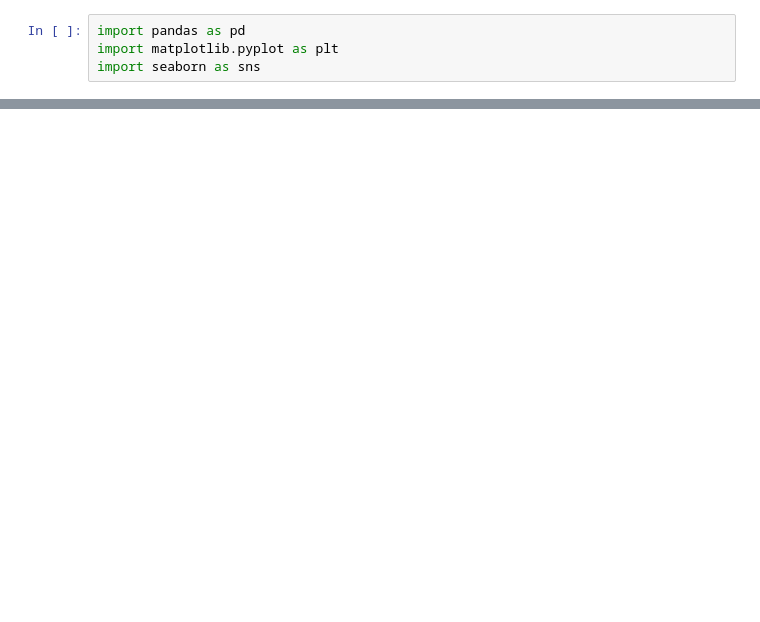
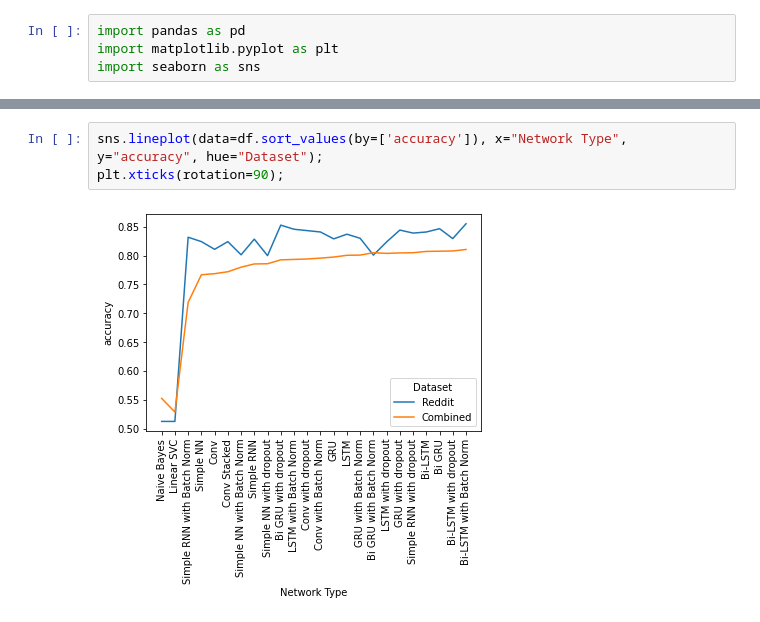
Before and after one commit to abishekshyamsunder/Hate-Speech-Classification, a Jupyter notebook: analysis.ipynb, the cells around one changed output, grey strips where cells are left out. Cells and saved outputs as stored; diff of their text form; blank space fills up the shorter version.

```diff
--- a/analysis.ipynb
+++ b/analysis.ipynb
@@ -36 +54,6 @@ sns.scatterplot(data=df_reddit, x="train_time", y="accuracy", hue="Network Type"
+# %%
+sns.lineplot(data=df.sort_values(by=['accuracy']), x="Network Type", y="accuracy", hue="Dataset");
+plt.xticks(rotation=90);
+# %% [output]
+[figure, added]
 # %%
```
Also changed, not shown: parts of 7 cells of this notebook, 2 other files.
